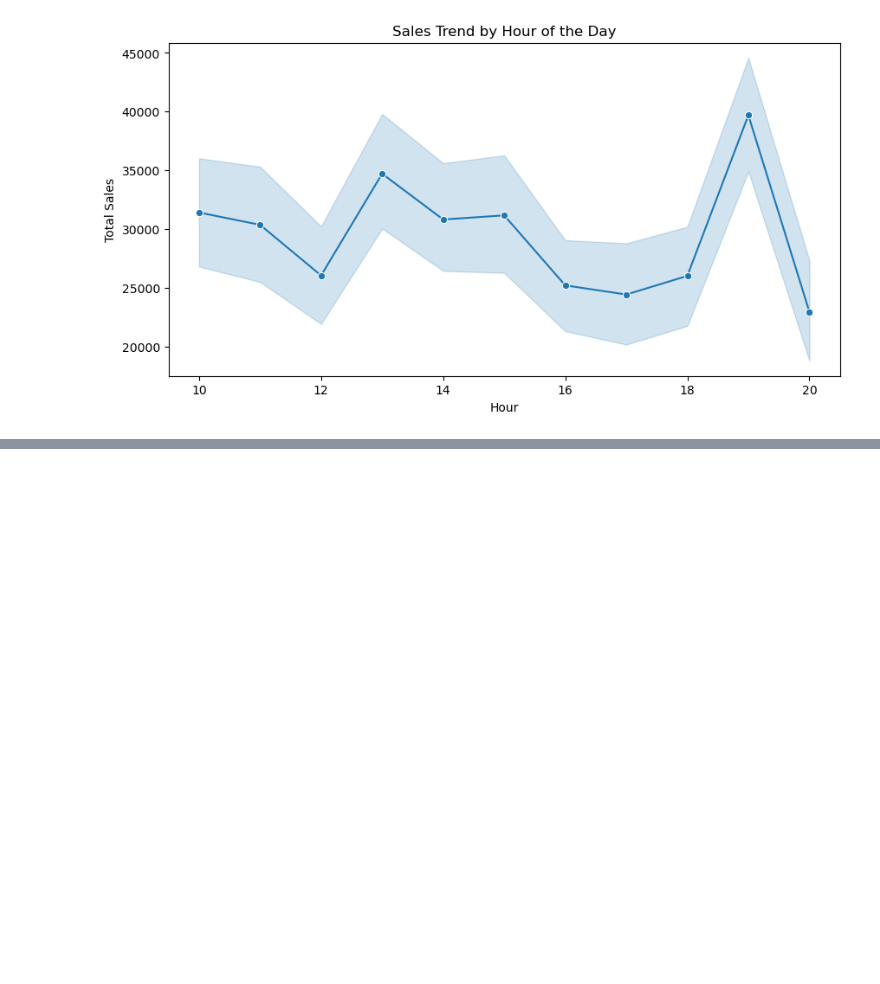
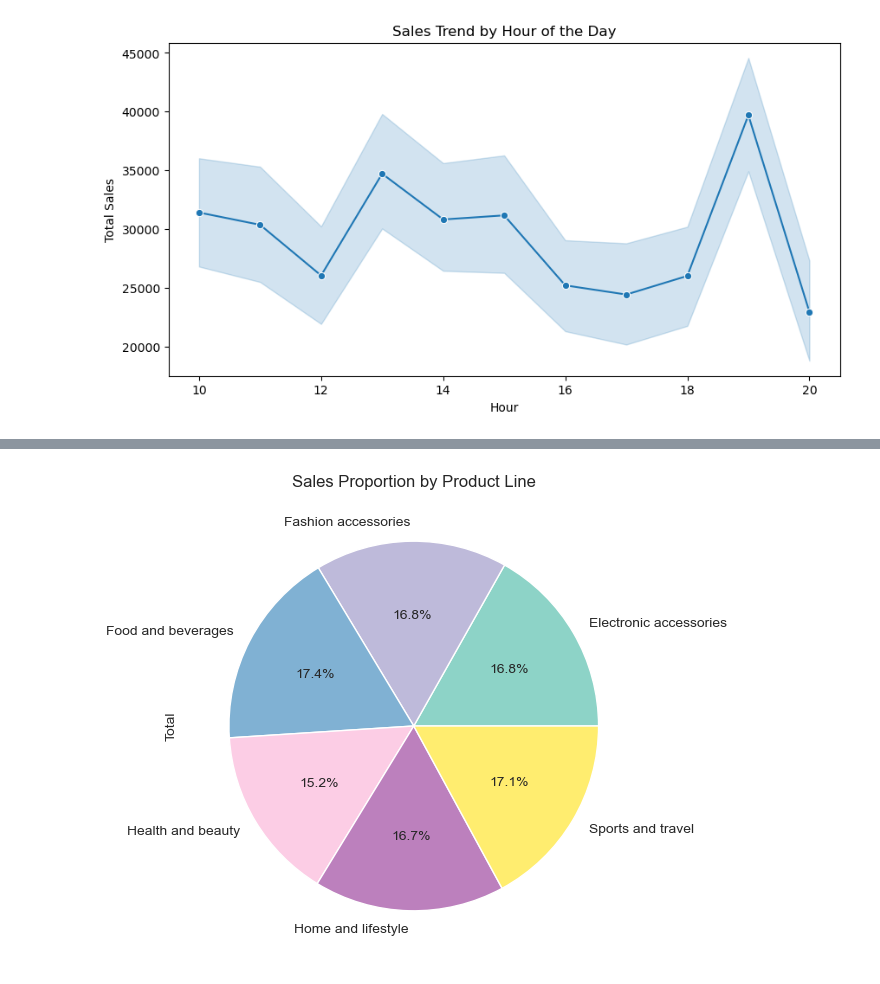
Before and after one commit to VarnaviPerera/PRINCIPLES-OF-DATA-SCIENCE-Portfolio, a Jupyter notebook: EDA/InitialEDA.ipynb, the cells around one changed output, grey strips where cells are left out. Cells and saved outputs as stored; diff of their text form; code cells hidden in the pictures; blank space fills up the shorter version.

```diff
--- a/EDA/InitialEDA.ipynb
+++ b/EDA/InitialEDA.ipynb
@@ -182,0 +272,8 @@ plt.show()
+# %%
+# Pie chart for sales proportion by Product Line
+product_line_sales = supermarket_data.groupby('Product line')['Total'].sum()
+product_line_sales.plot.pie(autopct='%1.1f%%', figsize=(8, 6), colormap="Set3")
+plt.title("Sales Proportion by Product Line")
+plt.show()
+# %% [output]
+[figure, added]
```
Also changed, not shown: parts of 4 cells of this notebook, 1 other file.
